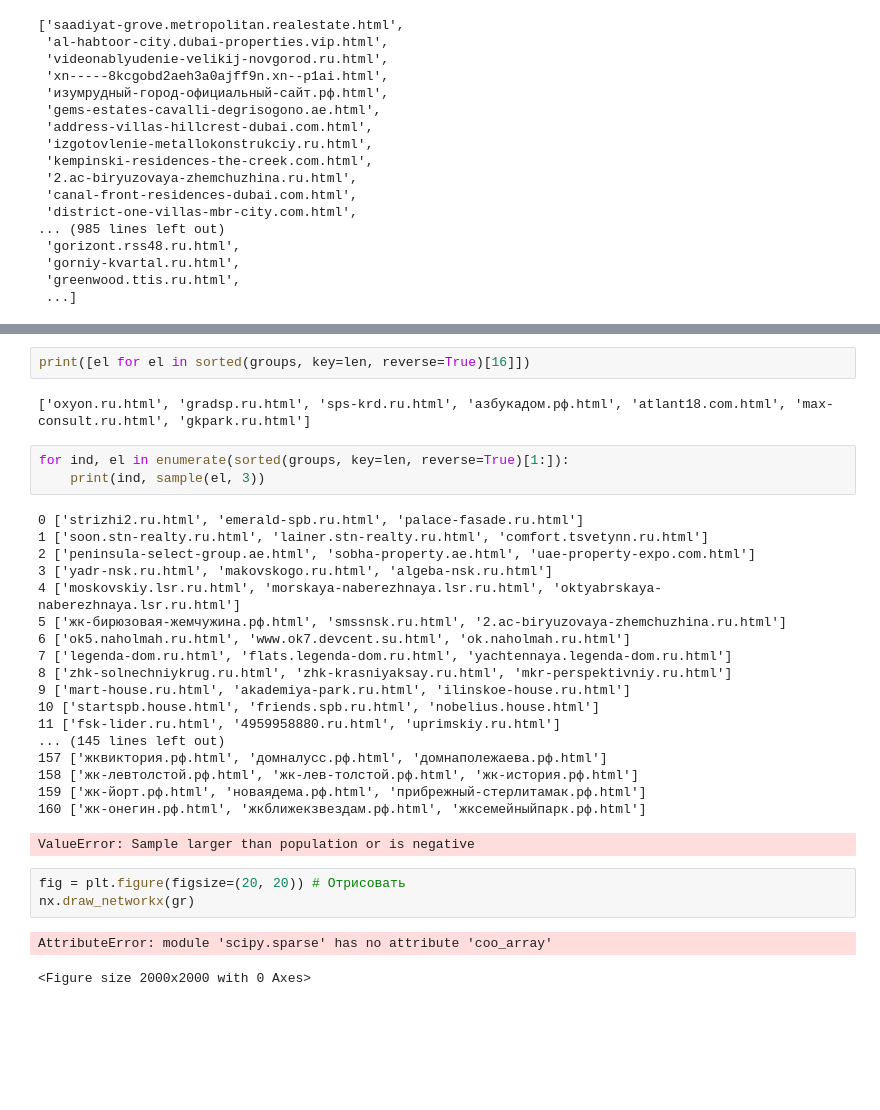
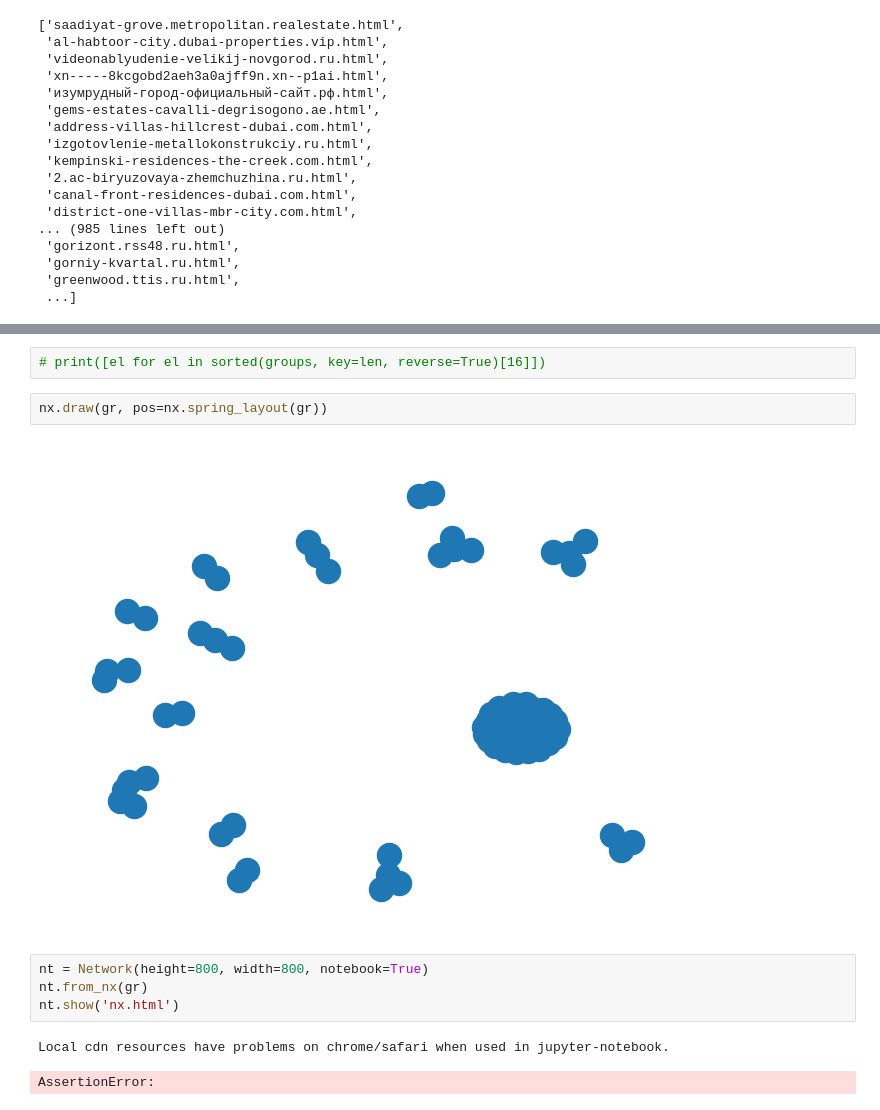
Before and after one commit to YakovLya/pineapple, a Jupyter notebook: graph_analysis.ipynb, the cells around one changed output, grey strips where cells are left out. Saved outputs shown, nothing was run; the diff lists cells and outputs as text; blank space fills up the shorter version.

Commit message:
new notes and graph, visual graph

```diff
--- a/graph_analysis.ipynb
+++ b/graph_analysis.ipynb
@@ -88,32 +71,13 @@ print(sorted([len(el) for el in groups], reverse=True))
 # %%
-print([el for el in sorted(groups, key=len, reverse=True)[16]])
+# print([el for el in sorted(groups, key=len, reverse=True)[16]])
-# %% [output]
-['oxyon.ru.html', 'gradsp.ru.html', 'sps-krd.ru.html', 'азбукадом.рф.html', 'atlant18.com.html', 'max-consult.ru.html', 'gkpark.ru.html']
-# %%
-for ind, el in enumerate(sorted(groups, key=len, reverse=True)[1:]):
-    print(ind, sample(el, 3))
-# %% [output]
-0 ['strizhi2.ru.html', 'emerald-spb.ru.html', 'palace-fasade.ru.html']
-1 ['soon.stn-realty.ru.html', 'lainer.stn-realty.ru.html', 'comfort.tsvetynn.ru.html']
-2 ['peninsula-select-group.ae.html', 'sobha-property.ae.html', 'uae-property-expo.com.html']
-3 ['yadr-nsk.ru.html', 'makovskogo.ru.html', 'algeba-nsk.ru.html']
-4 ['moskovskiy.lsr.ru.html', 'morskaya-naberezhnaya.lsr.ru.html', 'oktyabrskaya-naberezhnaya.lsr.ru.html']
-5 ['жк-бирюзовая-жемчужина.рф.html', 'smssnsk.ru.html', '2.ac-biryuzovaya-zhemchuzhina.ru.html']
-6 ['ok5.naholmah.ru.html', 'www.ok7.devcent.su.html', 'ok.naholmah.ru.html']
-7 ['legenda-dom.ru.html', 'flats.legenda-dom.ru.html', 'yachtennaya.legenda-dom.ru.html']
-8 ['zhk-solnechniykrug.ru.html', 'zhk-krasniyaksay.ru.html', 'mkr-perspektivniy.ru.html']
-9 ['mart-house.ru.html', 'akademiya-park.ru.html', 'ilinskoe-house.ru.html']
-10 ['startspb.house.html', 'friends.spb.ru.html', 'nobelius.house.html']
-11 ['fsk-lider.ru.html', '4959958880.ru.html', 'uprimskiy.ru.html']
-... (145 lines left out)
-157 ['жквиктория.рф.html', 'домналусс.рф.html', 'домнаполежаева.рф.html']
-158 ['жк-левтолстой.рф.html', 'жк-лев-толстой.рф.html', 'жк-история.рф.html']
-159 ['жк-йорт.рф.html', 'новаядема.рф.html', 'прибрежный-стерлитамак.рф.html']
-160 ['жк-онегин.рф.html', 'жкближекзвездам.рф.html', 'жксемейныйпарк.рф.html']
-ValueError: Sample larger than population or is negative
-# %%
-fig = plt.figure(figsize=(20, 20)) # Отрисовать
-nx.draw_networkx(gr)
-# %% [output]
-AttributeError: module 'scipy.sparse' has no attribute 'coo_array'
-<Figure size 2000x2000 with 0 Axes>
+# %%
+nx.draw(gr, pos=nx.spring_layout(gr))
+# %% [output]
+[figure, added]
+# %%
+nt = Network(height=800, width=800, notebook=True)
+nt.from_nx(gr)
+nt.show('nx.html')
+# %% [output]
+Local cdn resources have problems on chrome/safari when used in jupyter-notebook.
+AssertionError:
```
Also changed, not shown: parts of 8 cells of this notebook, 4 other files.
